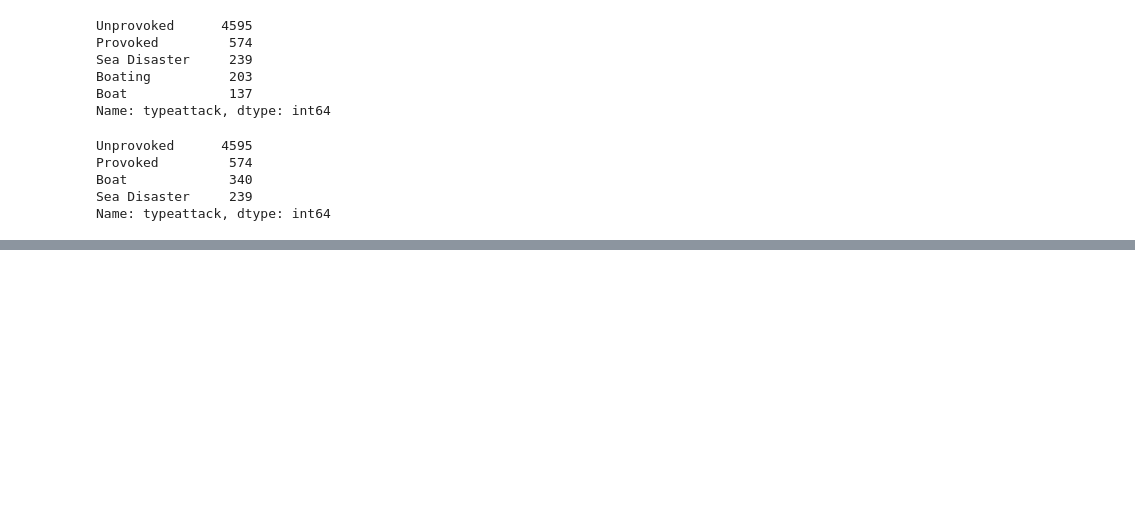
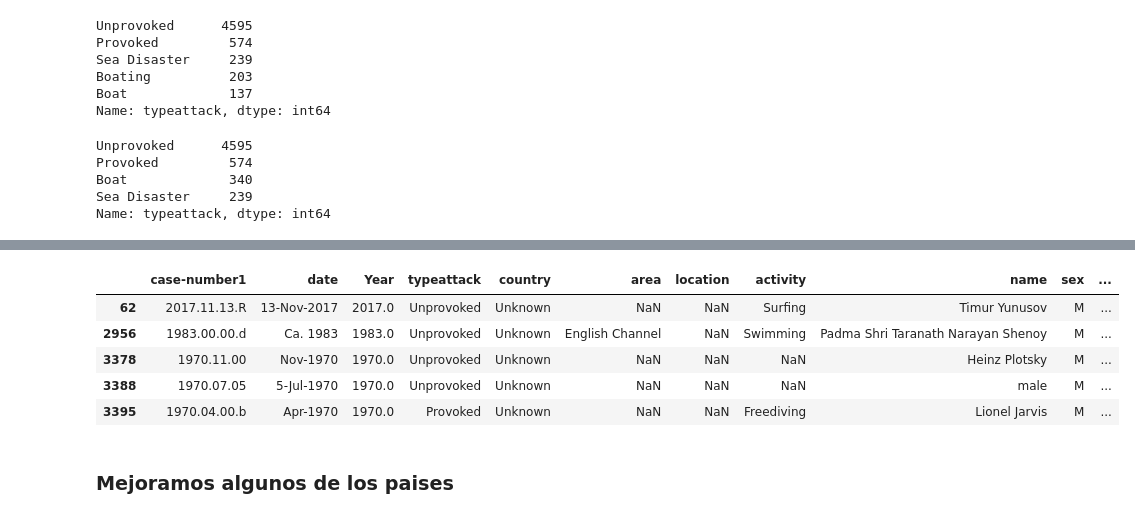
Before and after one commit to JaimeLeoz/proyecto1-sharks-, a Jupyter notebook: proyectosharks_main-1.ipynb, the cells around one changed output, grey strips where cells are left out. Drawn from its saved outputs; the diff is of its cells as text; code cells hidden in the pictures; blank space fills up the shorter version.

```diff
--- a/proyectosharks_main-1.ipynb
+++ b/proyectosharks_main-1.ipynb
@@ -292,0 +390,17 @@ Name: typeattack, dtype: int64
+# %%
+
+df['country'] = df['country'].str.capitalize()
+# %%
+key_word = 'Unknown'
+
+find = df[df.country.str.contains(key_word)]
+find.head()
+# %% [output]
+|  | case-number1 | date | Year | typeattack | country | area | location | activity | name | sex | ... |
+| 62 | 2017.11.13.R | 13-Nov-2017 | 2017.0 | Unprovoked | Unknown | NaN | NaN | Surfing | Timur Yunusov | M | ... |
+| 2956 | 1983.00.00.d | Ca. 1983 | 1983.0 | Unprovoked | Unknown | English Channel | NaN | Swimming | Padma Shri Taranath Narayan Shenoy | M | ... |
+| 3378 | 1970.11.00 | Nov-1970 | 1970.0 | Unprovoked | Unknown | NaN | NaN | NaN | Heinz Plotsky | M | ... |
+| 3388 | 1970.07.05 | 5-Jul-1970 | 1970.0 | Unprovoked | Unknown | NaN | NaN | NaN | male | M | ... |
+| 3395 | 1970.04.00.b | Apr-1970 | 1970.0 | Provoked | Unknown | NaN | NaN | Freediving | Lionel Jarvis | M | ... |
+# %% [markdown]
+### Mejoramos algunos de los paises
```
Also changed, not shown: parts of 50 cells of this notebook, 1 other file.
